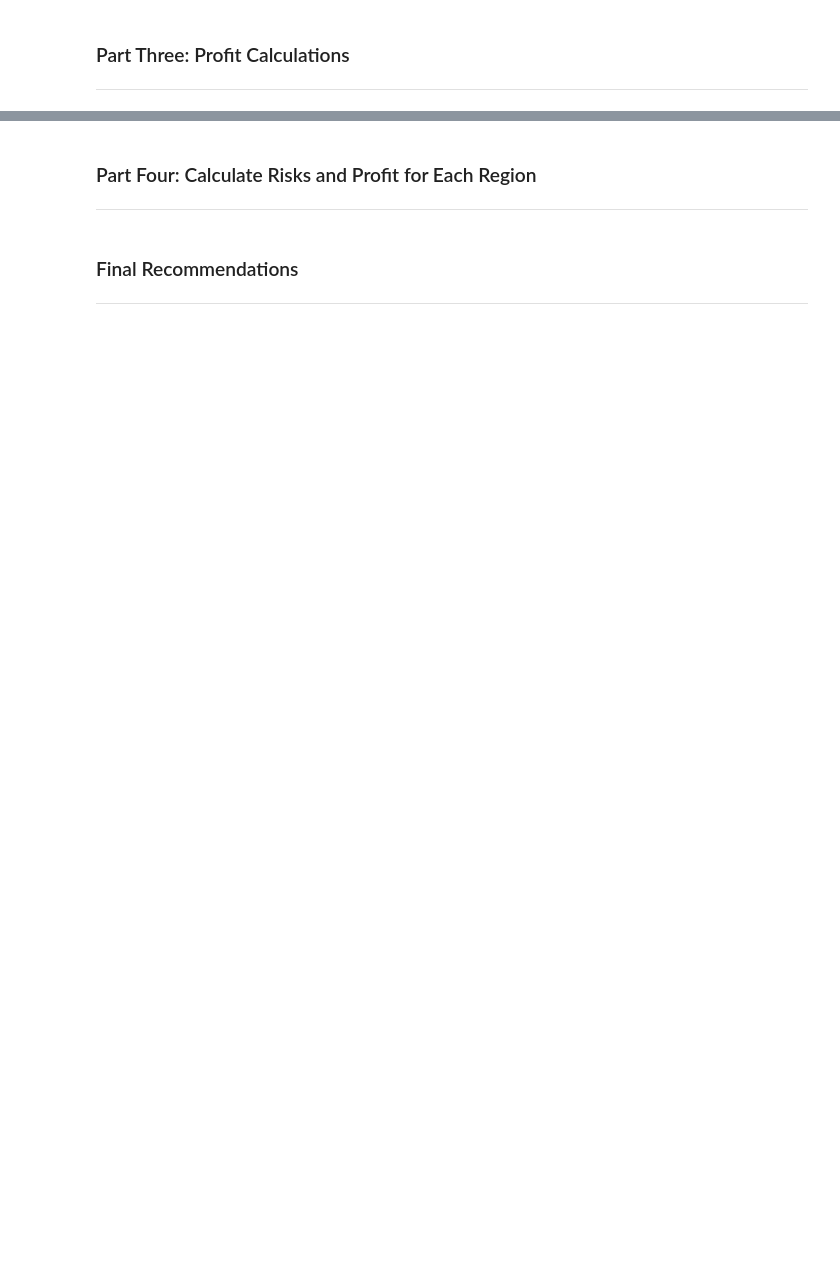
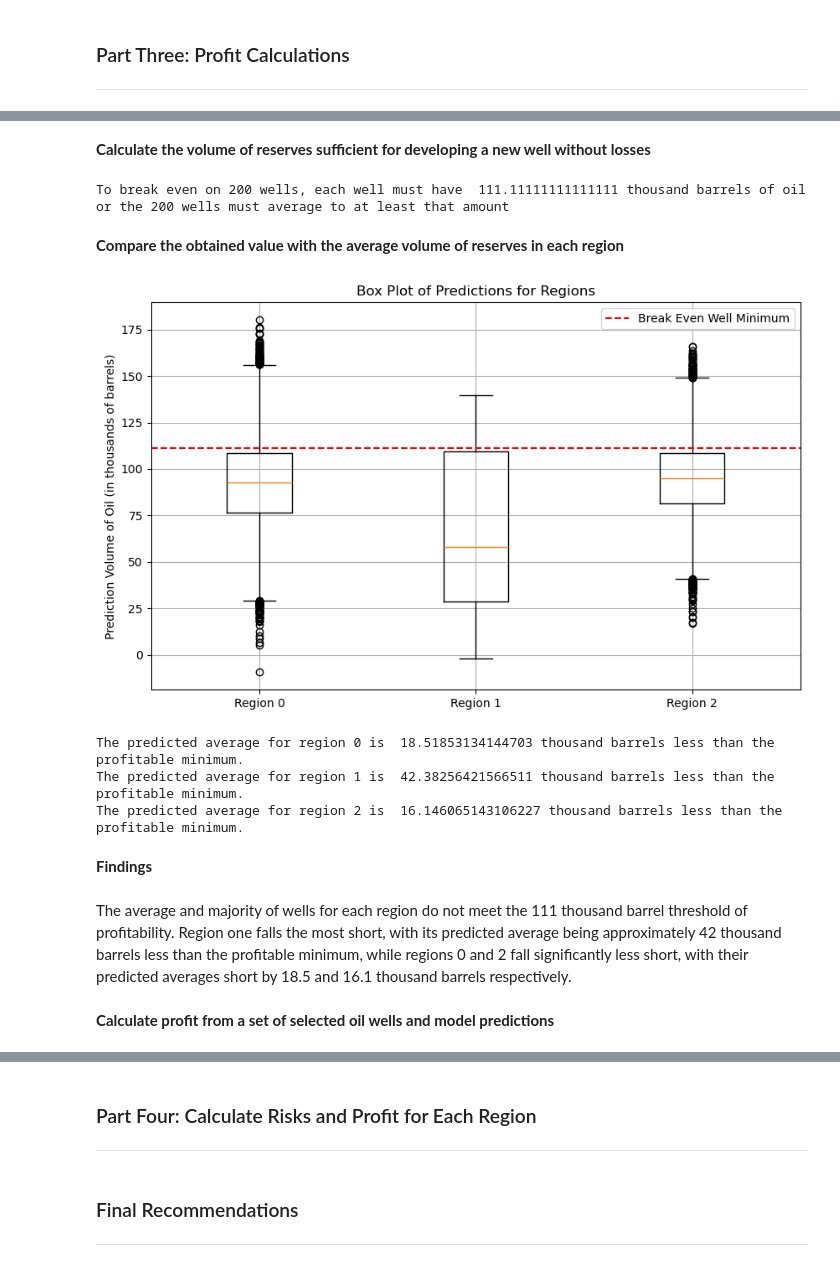
Before and after one commit to le-crupi64/Oil-Well-Profit-Prediction, a Jupyter notebook: Profit_preditcions.ipynb, the cells around one changed output, grey strips where cells are left out. Saved outputs shown, nothing was run; the diff lists cells and outputs as text; code cells hidden in the pictures; blank space fills up the shorter version.

Commit message:
Profit analysis

```diff
--- a/Profit_preditcions.ipynb
+++ b/Profit_preditcions.ipynb
@@ -348,0 +368,40 @@ Model RMSE:  40.02970873393434
+# %% [markdown]
+**Calculate the volume of reserves sufficient for developing a new well without losses**
+# %%
+well_min = (100000000/200)/4500 # (Development cost / number of wells) / revenue per one thousand barrels
+print("To break even on 200 wells, each well must have ", well_min, "thousand barrels of oil")
+print("or the 200 wells must average to at least that amount")
+# %% [output]
+To break even on 200 wells, each well must have  111.11111111111111 thousand barrels of oil
+or the 200 wells must average to at least that amount
+# %% [markdown]
+**Compare the obtained value with the average volume of reserves in each region**
+# %%
+
+plt.figure(figsize=(10, 6))
+plt.boxplot([r0_predictions, r1_predictions, r2_predictions])
+plt.title('Box Plot of Predictions for Regions')
+plt.ylabel('Prediction Volume of Oil (in thousands of barrels)')
+plt.xticks([1, 2, 3], ['Region 0', 'Region 1', 'Region 2'])
+plt.grid(True) # Add grid lines for better visualization
+plt.axhline(y=well_min, color='r', linestyle='--', label='Break Even Well Minimum')
+
+
+plt.legend()
+plt.show()
+# %% [output]
+[figure, added]
+# %%
+print("The predicted average for region 0 is ", well_min-r0_predictions.mean(),"thousand barrels less than the profitable minimum.")
+print("The predicted average for region 1 is ", well_min-r1_predictions.mean(),"thousand barrels less than the profitable minimum.")
+print("The predicted average for region 2 is ", well_min-r2_predictions.mean(),"thousand barrels less than the profitable minimum.")
+# %% [output]
+The predicted average for region 0 is  18.51853134144703 thousand barrels less than the profitable minimum.
+The predicted average for region 1 is  42.38256421566511 thousand barrels less than the profitable minimum.
+The predicted average for region 2 is  16.146065143106227 thousand barrels less than the profitable minimum.
+# %% [markdown]
+**Findings**
+# %% [markdown]
+The average and majority of wells for each region do not meet the 111 thousand barrel threshold of profitability. Region one falls the most short, with its predicted average being approximately 42 thousand barrels less than the profitable minimum, while regions 0 and 2 fall significantly less short, with their predicted averages short by 18.5 and 16.1 thousand barrels respectively.
+# %% [markdown]
+**Calculate profit from a set of selected oil wells and model predictions**
```
Also changed, not shown: parts of 10 cells of this notebook.
